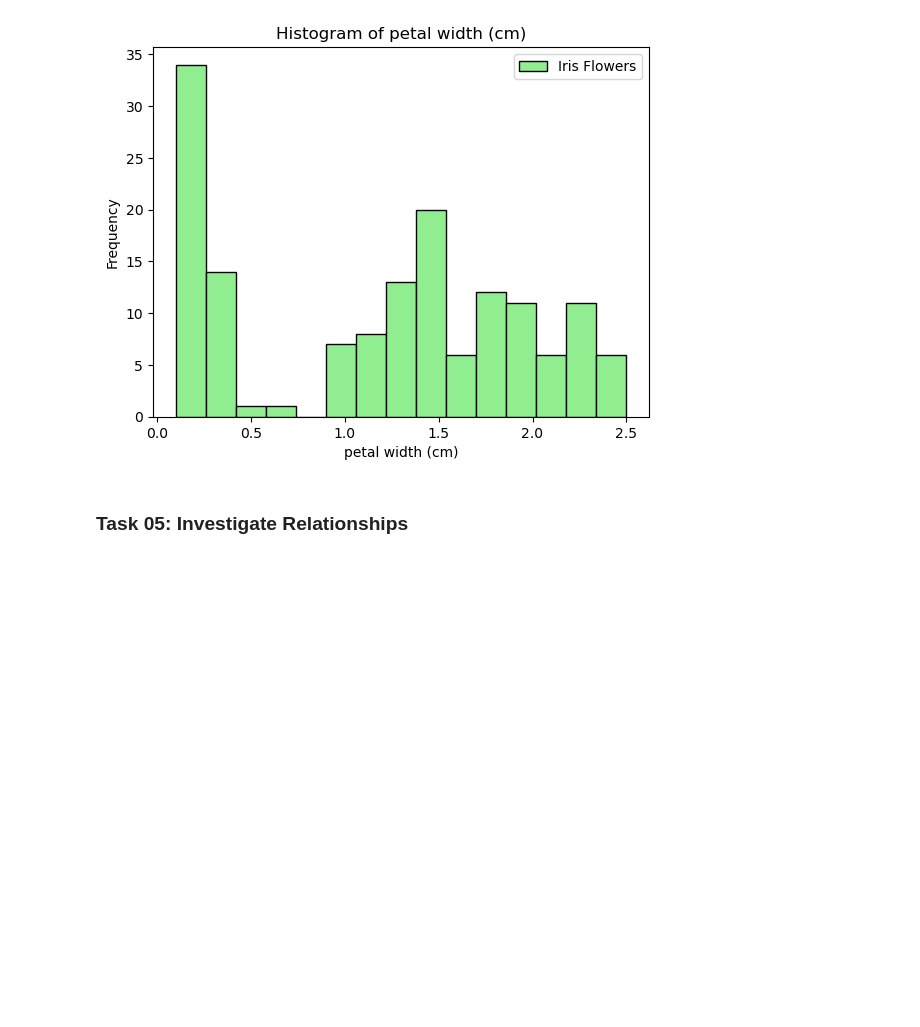
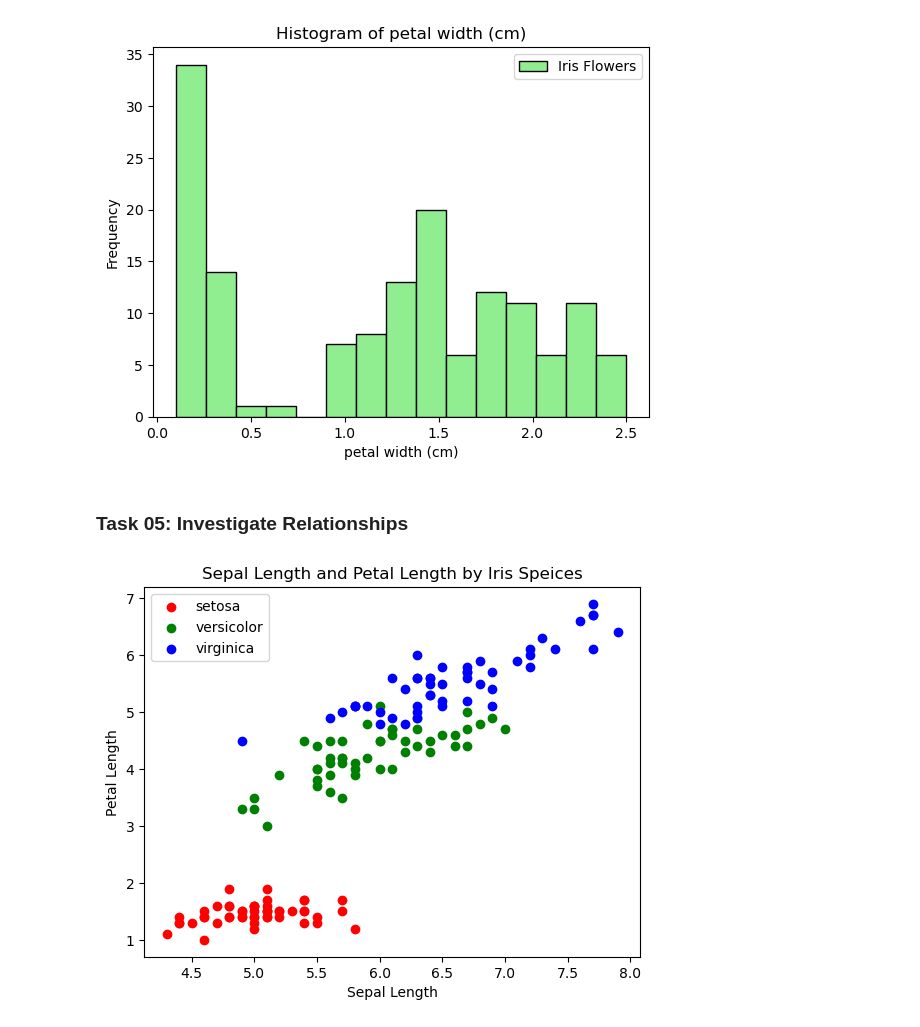
Before and after one commit to chavvy/pda-atu, a Jupyter notebook: tasks.ipynb, the cells around one changed output. Saved outputs shown, nothing was run; the diff lists cells and outputs as text; code cells hidden in the pictures; blank space fills up the shorter version.

```diff
--- a/tasks.ipynb
+++ b/tasks.ipynb
@@ -187,3 +187,36 @@ for name, column in zip(features_names, features.T):
 [figure]
 # %% [markdown]
 ### **Task 05: Investigate Relationships**
+# %%
+#getting the sepal length and petal length for plotting
+x_sepal_length = features[:, 0]
+y_petal_length = features[:, 2]
+
+#setting the colors for each class
+colors = ['red', 'green', 'blue']
+
+#plotting the points for each class using a for loop and range()
+#my understanding is that this for loop is used as a type of filter
+#the classes are assigned a number:
+#setosa = 0, versicolor = 1, virginica = 2
+#the "target == target_class" matches the data of each flower to its respective target classification
+#then it matches the color to the appropriate target, 0 = red, 1 = green, 2 = blue
+
+for target_class in range(3):
+    plt.scatter(
+        x_sepal_length[target == target_class],
+        y_petal_length[target == target_class],
+        color = colors[target_class],
+        label = target_names[target_class]
+    )
+
+#labels, titles, and legend
+plt.title("Sepal Length and Petal Length by Iris Speices")
+plt.xlabel("Sepal Length")
+plt.ylabel("Petal Length")
+plt.legend()
+
+#Displaying the plot
+plt.show()
+# %% [output]
+[figure, added]
```
